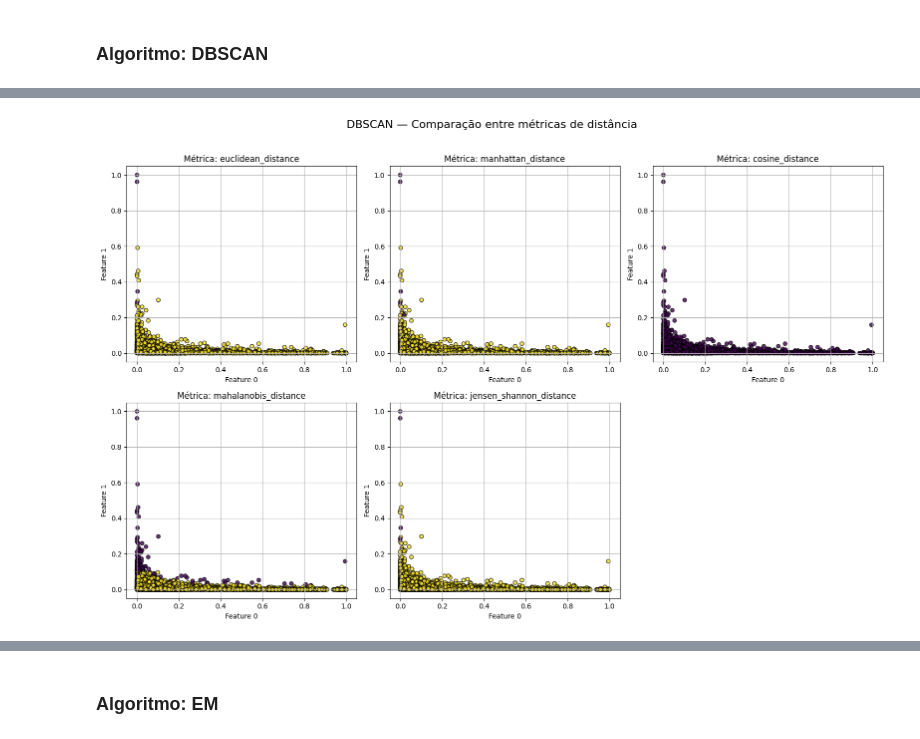
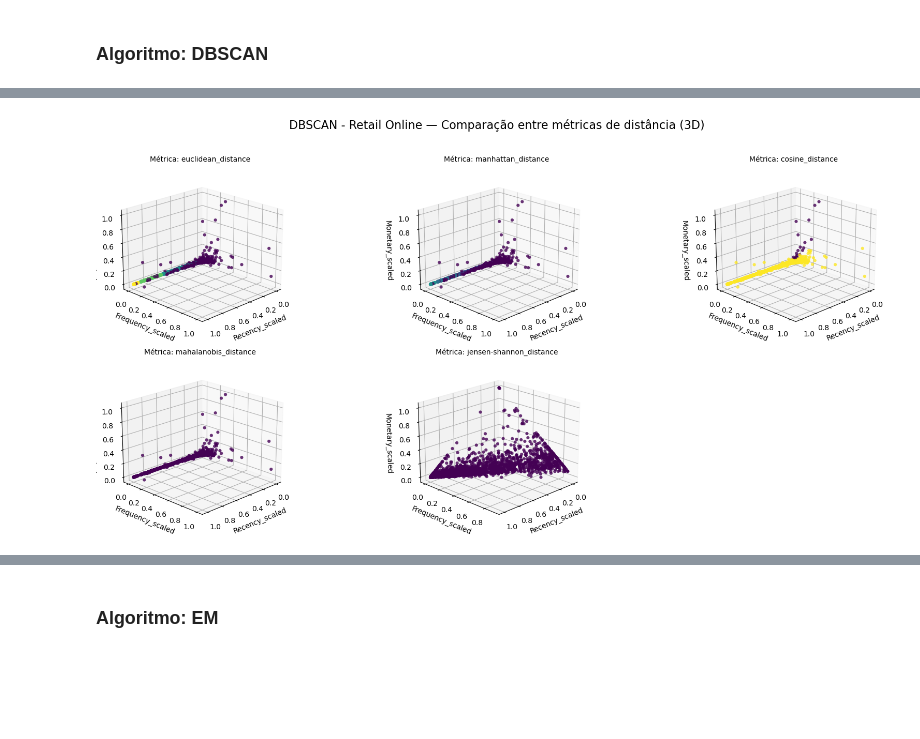
Before and after one commit to JaneOliveira/clustering-client-segmentation-tcc, a Jupyter notebook: notebooks/ExperimentoDatasetRetailOnline.ipynb, the cells around one changed output, grey strips where cells are left out. Drawn from its saved outputs; the diff is of its cells as text; code cells hidden in the pictures; blank space fills up the shorter version.

```diff
--- a/notebooks/ExperimentoDatasetRetailOnline.ipynb
+++ b/notebooks/ExperimentoDatasetRetailOnline.ipynb
@@ -189,0 +803,21 @@ df_results_kmedoids
+# %%
+#Estudo do melhor eps para DBSCAN com Euclidean Distance
+
+eval_kwargs = {}
+eps = [0.001, 0.002, 0.003, 0.004, 0.005, 0.006, 0.007, 0.008, 0.009, 0.010, 0.012, 0.015, 0.018, 0.020, 0.022, 0.025, 0.028]
+results_eps = []
+for ep in eps:
+    db = DBSCAN(eps=ep, min_samples=10, metric='euclidean_distance')
+    db.fit(X)
+    k = len(set(db.labels_)) - (1 if -1 in db.labels_ else 0)
+    eval_kwargs = {}
+    evaluation = EvaluationMetrics(X=X, labels=db.labels_, y_true=None, metric='euclidean', **eval_kwargs)
+    sil = evaluation.silhouette()
+    sse = evaluation.sse_euclidean()
+    results_eps.append({"k": k,
+        "sse_euclidean": sse,
+        "silhouette": sil,
+        "algoritmo": "DBSCAN",
+        "eps": ep
+    })
+    print(f"DBSCAN com eps {ep} finalizado.")
@@ -189,0 +869,19 @@ df_results_kmedoids
+# %%
+#Estudo do melhor eps para DBSCAN com JSD
+
+eps = [0.01, 0.02, 0.03, 0.04, 0.05, 0.06, 0.07, 0.08, 0.09, 0.10, 0.12, 0.15, 0.18, 0.20, 0.25, 0.30, 0.35, 0.40, 0.45, 0.50, 0.55, 0.60, 0.65]
+results_eps = []
+for ep in eps:
+    db = DBSCAN(eps=ep, min_samples=10, metric='jensen-shannon_distance')
+    db.fit(X_jsd)
+    k = len(set(db.labels_)) - (1 if -1 in db.labels_ else 0)
+    evaluation = EvaluationMetrics(X=X_jsd, labels=db.labels_, y_true=None, metric=silhouette_metric_name['jensen-shannon_distance'], **eval_kwargs)
+    sil = evaluation.silhouette()
+    sse = evaluation.sse_euclidean()
+    results_eps.append({"k": k,
+        "sse_jensen_shannon": sse,
+        "silhouette": sil,
+        "algoritmo": "DBSCAN",
+        "eps": ep
+    })
+    print(f"DBSCAN com eps {ep} finalizado.")
@@ -208,7 +949,9 @@ for metric_name in metrics:
 # %%
-plot_algorithm_all_metrics(plots_dbscan, "DBSCAN", x_index=0, y_index=1)
+plot_algorithm_all_metrics_3d(plot_dict=plots_dbscan, algorithm_name="DBSCAN - Retail Online", x_index=0, y_index=1, z_index=2,
+    n_cols=3, figsize=(18, 8), feature_names=['Recency_scaled', 'Frequency_scaled', 'Monetary_scaled'], elev=20, azim=45,
+)
 # %% [output]
-[figure, old version]
+[figure, new version]
 # %%
 #results_dbscan.pop()
 df_results_dbscan = pd.DataFrame(results_dbscan)
```
Also changed, not shown: parts of 57 cells of this notebook, 5 other files.
